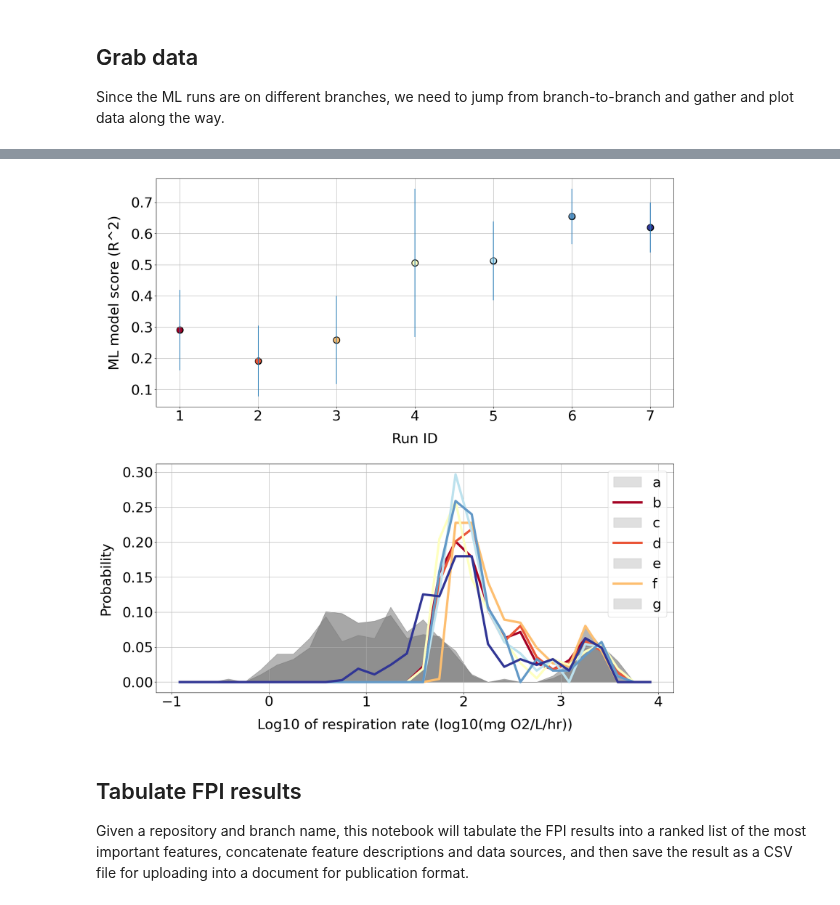
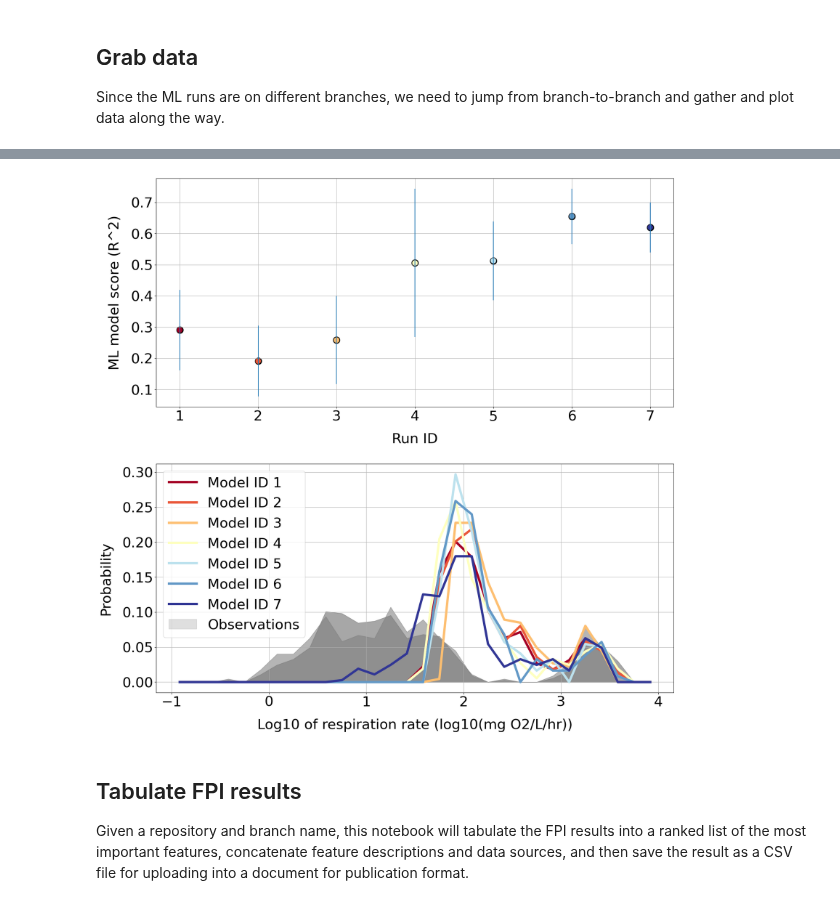
Before and after one commit to parallelworks/sl-archive-whondrs, a Jupyter notebook: examples/fig04-05-06-ML-results.ipynb, the cells around one changed output, grey strips where cells are left out. Drawn from its saved outputs; the diff is of its cells as text; code cells hidden in the pictures.

```diff
--- a/examples/fig04-05-06-ML-results.ipynb
+++ b/examples/fig04-05-06-ML-results.ipynb
@@ -399,7 +399,6 @@ min_bin = -1.0
 max_bin = 4.0
 
 line_handles = []
-
 for bb,branch in enumerate(list_branches):
 
     #======================================================
@@ -411,7 +410,9 @@ for bb,branch in enumerate(list_branches):
 
     # Find the center of each bin
     # Divide number of counts in each bin by total number of counts => probability
-    ax1.fill_between((bins[:-1]+bins[1:])/2,0,counts/np.sum(counts), color=('gray'), alpha=0.25)
+    fill_handle = ax1.fill_between(
+        (bins[:-1]+bins[1:])/2,0,counts/np.sum(counts),
+        color=('gray'), alpha=0.25)
 
     # This creates a plot with the same shape, but it's not clear to me what
     # exactly is being plotted - normalized counts maybe? Matplotlib docs do
@@ -433,39 +434,48 @@ for bb,branch in enumerate(list_branches):
     counts, bins = np.histogram(np.log10(np.abs(
         predict_avg_hist_df_list[list_branches.index(branch)][
             'Normalized_Respiration_Rate_mg_DO_per_H_per_L_sediment'])), bins=nbin, range=(min_bin,max_bin))
 
     # Find the center of each bin
     # Divide number of counts in each bin by total number of counts => probability
-    ax1.plot(
-        (bins[:-1]+bins[1:])/2,
-        counts/np.sum(counts),
-        linestyle=('solid'), color=cmap(((bb+1) - 1)/(len(list_branches) - 1)), linewidth=5, alpha=1.0)
+    line_handle, = ax1.plot(
+            (bins[:-1]+bins[1:])/2,
+            counts/np.sum(counts),
+            linestyle=('solid'),
+            color=cmap(((bb+1) - 1)/(len(list_branches) - 1)),
+            linewidth=5, alpha=1.0)
+
+    line_handle.set_label(str(bb+1))
+    line_handles.append(line_handle)
 
     # These histograms are much rougher - they correspond to the average values predicted by the
     # ensemble of SuperLearners - a smaller number of data points and also more concentrated
     # histogram.
     #n, bins, patches = ax1.hist(
     #        np.log10(np.abs(predict_avg_hist_df_list[list_branches.index(branch)]['Normalized_Respiration_Rate_mg_DO_per_H_per_L_sediment'].dropna())),
     #        nbin, density=True, histtype="step", linestyle=('solid'), color=cmap(((bb+1) - 1)/(len(list_branches) - 1)), linewidth=5, alpha=1.0)
 
     # These histograms are much smoother and more spread out - they corrrespond to all the values predicted by
     # the SuperLearners, not averaged together into a single value. So there are 10x more
     # data points. Since both histograms overlap pretty well, use these instead?
     #n, bins, patches = ax1.hist(
     #        np.log10(np.abs(predict_all_hist_df_list[list_branches.index(branch)]['Normalized_Respiration_Rate_mg_DO_per_H_per_L_sediment'].dropna())),
     #        nbin, density=True, histtype="step", linestyle=('solid'), color=cmap(((bb+1) - 1)/(len(list_branches) - 1)), linewidth=5, alpha=1.0)
 
 ax1.grid()
 ax1.set_ylabel('Probability', labelpad=20) #, fontsize=18)
 ax1.set_xlabel('Log10 of respiration rate (log10(mg O2/L/hr))', labelpad=20) #, fontsize=18)
 
-ax1.legend(['a','b','c','d','e','f','g'])
+line_handles.append(fill_handle)
+ax1.legend(line_handles,[
+    'Model ID 1','Model ID 2','Model ID 3',
+    'Model ID 4','Model ID 5','Model ID 6',
+    'Model ID 7','Observations'])
 
 plt.subplots_adjust(hspace=0.25)
 
 plt.savefig('fig05-ML-summary.pdf')
 # %% [output]
-[figure, old version]
+[figure, new version]
 # %% [markdown]
 ## Tabulate FPI results
 
```
Also changed, not shown: parts of 3 cells of this notebook, 5 other files.
